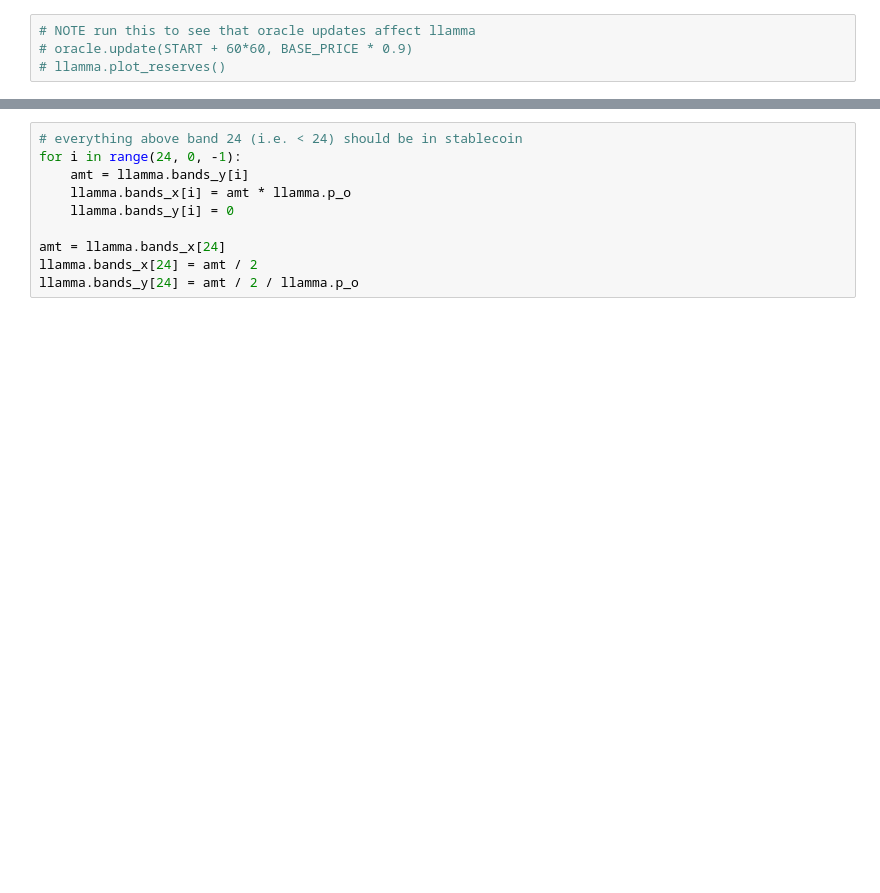
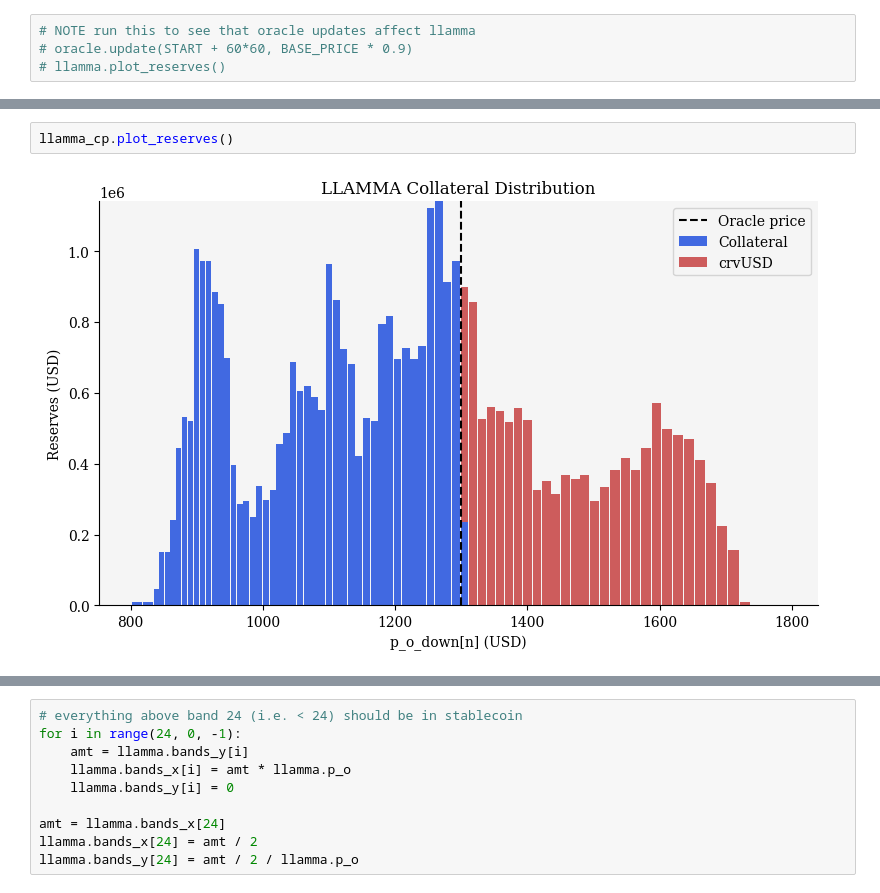
Before and after one commit to xenophonlabs/crvUSDrisk, a Jupyter notebook: play.ipynb, the cells around one changed output, grey strips where cells are left out. Saved outputs shown, nothing was run; the diff lists cells and outputs as text; blank space fills up the shorter version.

```diff
--- a/play.ipynb
+++ b/play.ipynb
@@ -67,0 +95,4 @@ llamma.plot_reserves()
+# %%
+llamma_cp.plot_reserves()
+# %% [output]
+[figure, added]
```
Also changed, not shown: parts of 13 cells of this notebook, 4 other files.
